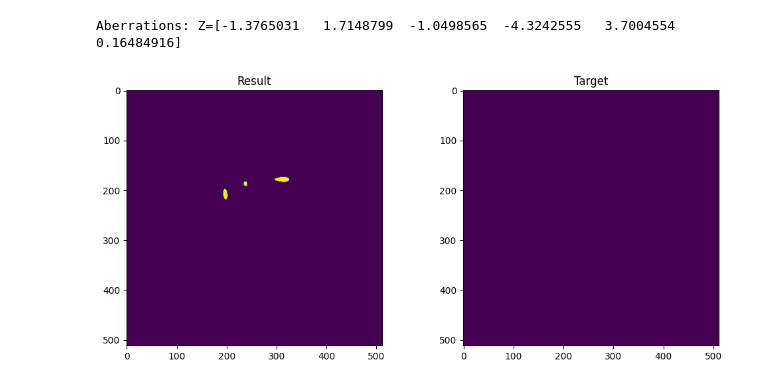
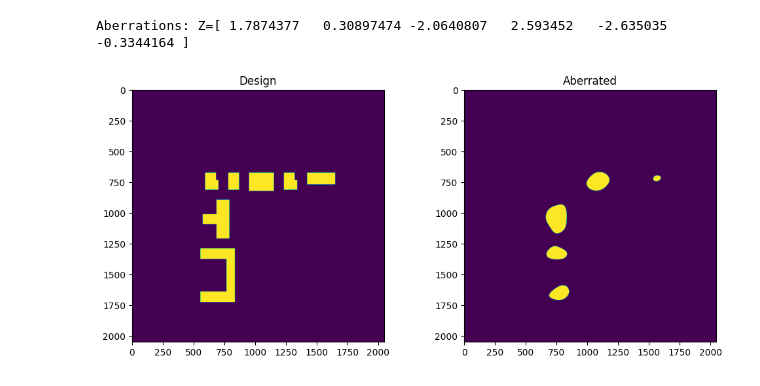
Before and after one commit to kakurinvv/Lithography-with-aberrations, a Jupyter notebook: neural-ilt/lithosim/ilt_model_small.ipynb, the cells around one changed output. Cells and saved outputs as stored; diff of their text form; code cells hidden in the pictures.

```diff
--- a/neural-ilt/lithosim/ilt_model_small.ipynb
+++ b/neural-ilt/lithosim/ilt_model_small.ipynb
@@ -23,7 +27,7 @@ DATASET_ROOT = os.path.join('..', 'dataset', 'train_layouts')
 # %%
 # -------- 3. DataLoader --------
 def make_dataloaders(root, batch_size=16, num_zernike=20, split=0.8, workers=1):
-    dataset = PNGFolderDataset(root, N_zernike=num_zernike, image_size=512, aberr_max=5.)
+    dataset = PNGFolderDataset(root, N_zernike=num_zernike, image_size=2048, aberr_max=3.)
     train_size = int(split * len(dataset))
     val_size = len(dataset) - train_size
     train_dataset, val_dataset = random_split(dataset, [train_size, val_size])
@@ -33,19 +37,19 @@ def make_dataloaders(root, batch_size=16, num_zernike=20, split=0.8, workers=1):
 # %%
 train_loader, val_loader, dataset = make_dataloaders(DATASET_ROOT, batch_size=1, num_zernike=6, workers=0)
 a = next(iter(train_loader))
 i = 0
 
 fig = plt.figure(figsize=(12,5))
 ax = plt.subplot(1,2,1)
 plt.imshow(dataset.intensity_tensor_to_image(a[0][i][0]))
-ax.set_title("Result")
+ax.set_title("Design")
 ax = plt.subplot(1,2,2)
 plt.imshow(dataset.intensity_tensor_to_image(a[0][i][1]))
-ax.set_title("Target")
+ax.set_title("Aberrated")
 print(f"Aberrations: Z={a[1][i].cpu().numpy()}")
 plt.show()
 # %% [output]
-Aberrations: Z=[-1.3765031   1.7148799  -1.0498565  -4.3242555   3.7004554   0.16484916]
+Aberrations: Z=[ 1.7874377   0.30897474 -2.0640807   2.593452   -2.635035   -0.3344164 ]
-[figure, old version]
+[figure, new version]
 # %%
 # -------- 4. Training --------
```
Also changed, not shown: parts of 3 cells of this notebook, 8 other files.
